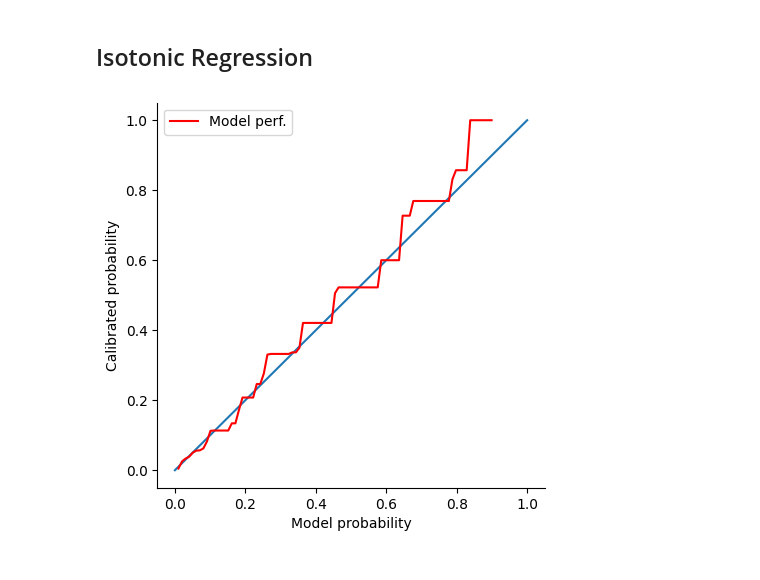
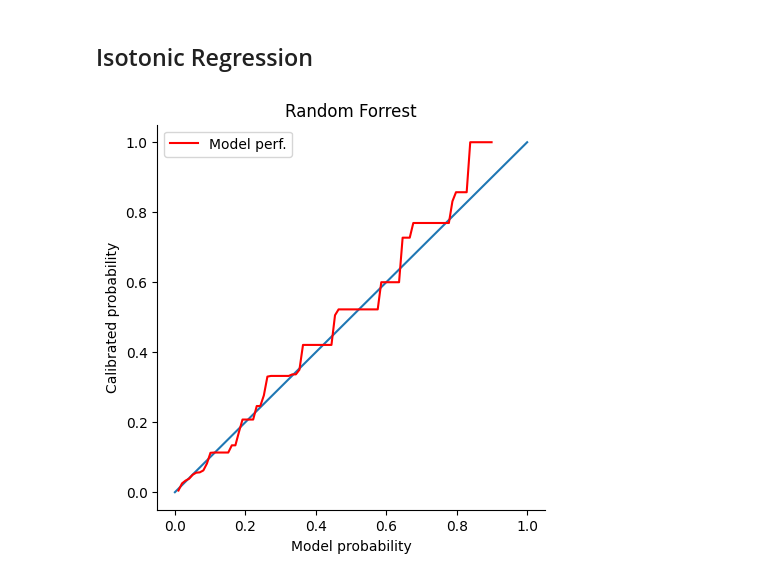
Before and after one commit to kaspar-soukup/expected_goals, a Jupyter notebook: Expected-Goals/notebooks/Random_Forest_Model.ipynb, the cells around one changed output. Cells and saved outputs as stored; diff of their text form; code cells hidden in the pictures.

```diff
--- a/Expected-Goals/notebooks/Random_Forest_Model.ipynb
+++ b/Expected-Goals/notebooks/Random_Forest_Model.ipynb
@@ -209,22 +209,23 @@ plt.show()
 # %%
 import sklearn.isotonic as sk_i
 import seaborn as sns
 i_r = sk_i.IsotonicRegression().fit(evaluation["pred_prob"], evaluation["outcome"])
 
 model_probs = np.linspace(0, 1, num=100)
 
 calibrated_probs = i_r.predict(model_probs)
 
 plt.figure(figsize=(5, 5))
 plt.plot([0, 1], [0, 1])
 
 plt.plot(model_probs, calibrated_probs, color='red', label = "Model perf.")
 
 plt.legend()
 
+plt.title("Random Forrest")
 plt.xlabel('Model probability')
 plt.ylabel('Calibrated probability')
 
 sns.despine()
 # %% [output]
-[figure, old version]
+[figure, new version]
```
Also changed, not shown: 7 other files.
